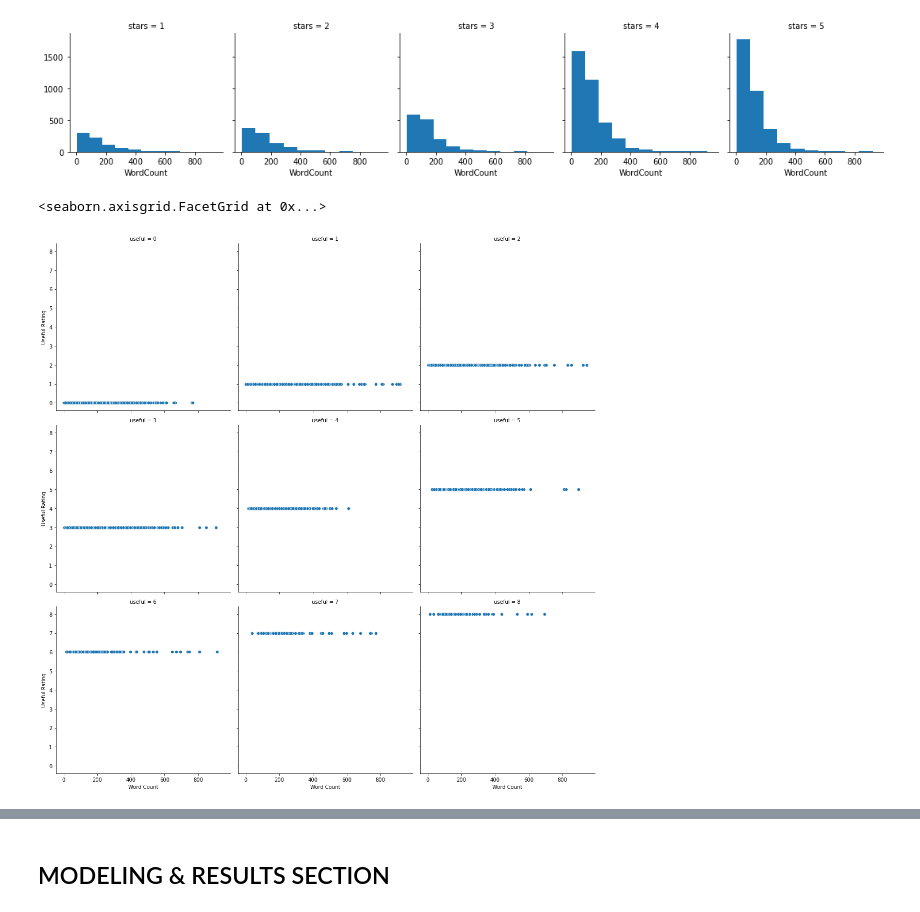
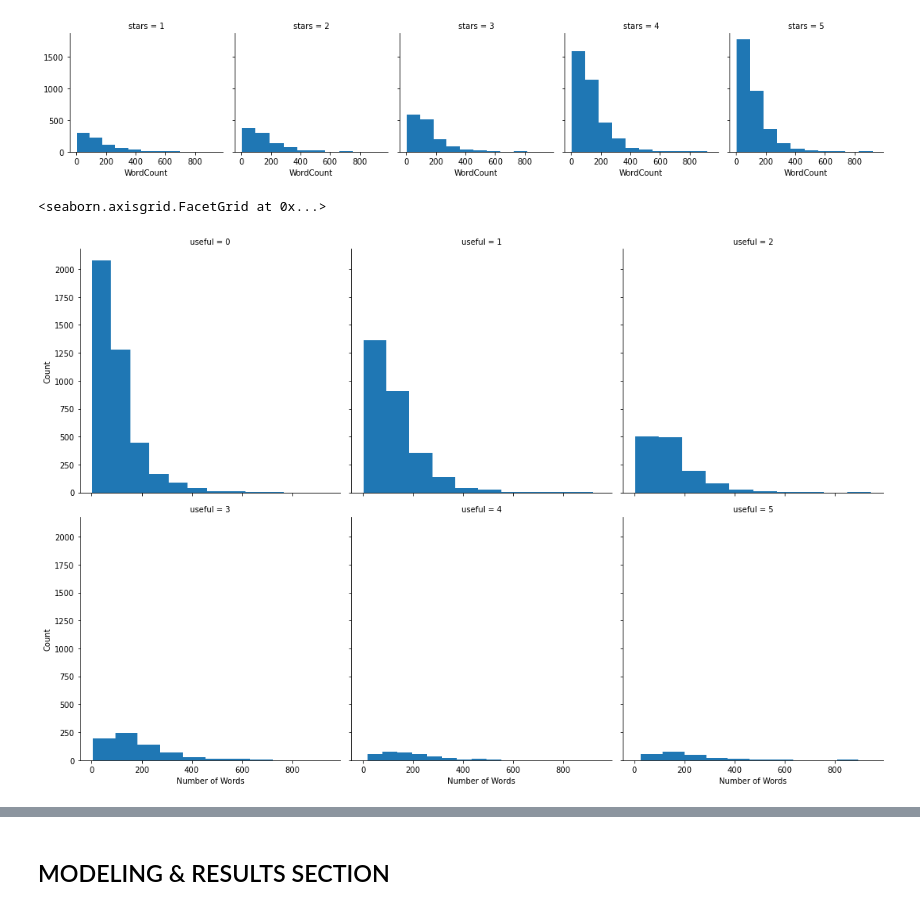
Before and after one commit to SrivanV/YelpReview-NaiveBayes-DataAnalysis, a Jupyter notebook: Yelp Review Project.ipynb, the cells around one changed output, grey strips where cells are left out. Saved outputs shown, nothing was run; the diff lists cells and outputs as text; code cells hidden in the pictures.

```diff
--- a/Yelp Review Project.ipynb
+++ b/Yelp Review Project.ipynb
@@ -145,12 +148,12 @@ Words_Stars.map(PyPlot.hist, 'WordCount')
 [figure]
 # %%
 # REMOVE THE OUTLIERS THAT SIT OUTSIDE OF THE LOWER & UPPER FENCE VALUES.
-NoOutliers = YelpReviews[YelpReviews['useful'].between(YelpReviews['useful'].quantile(.1), YelpReviews['useful'].quantile(.98))]
+NoOutliers = YelpReviews[YelpReviews['useful'].between(YelpReviews['useful'].quantile(.05), YelpReviews['useful'].quantile(.95))]
 Words_Useful = seaborn.FacetGrid(NoOutliers, col = 'useful', height = 5, aspect = 1, col_wrap = 3)
-Words_Useful.map_dataframe(seaborn.scatterplot, x = 'WordCount', y = 'useful')
-Words_Useful.set_axis_labels("Word Count", "Useful Rating")
+Words_Useful.map_dataframe(PyPlot.hist, 'WordCount')
+Words_Useful.set_axis_labels("Number of Words", "Count")
 # %% [output]
 <seaborn.axisgrid.FacetGrid at 0x...>
-[figure, old version]
+[figure, new version]
 # %%
 CustomMetrics(NoOutliers)
```
Also changed, not shown: parts of 6 cells of this notebook.
